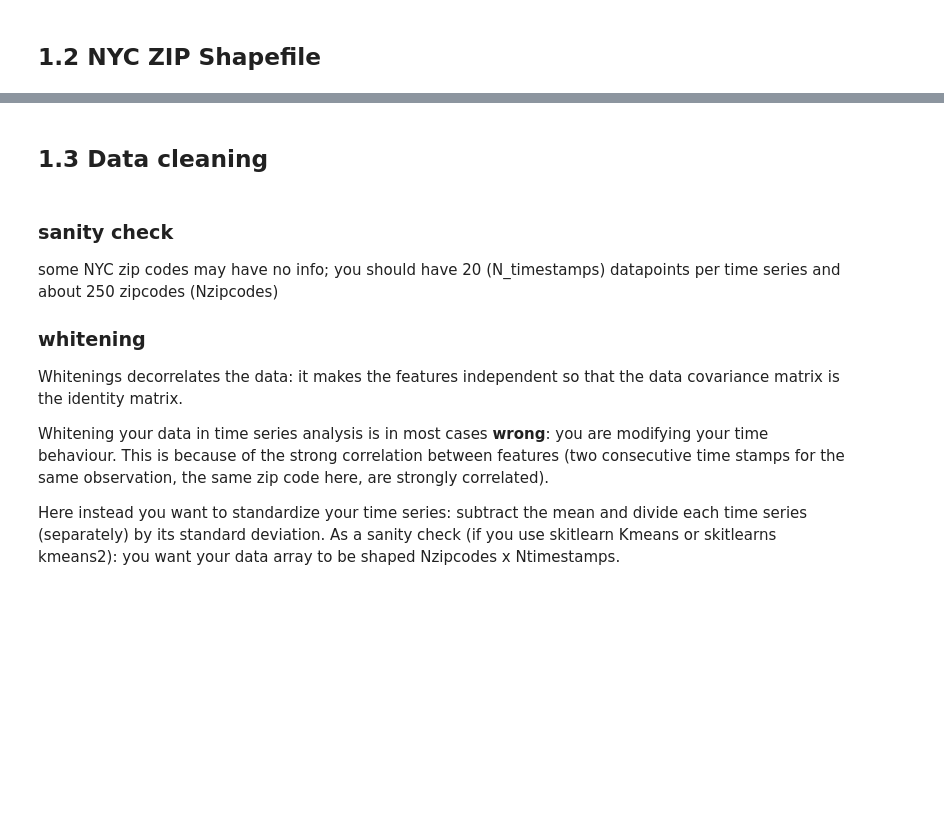
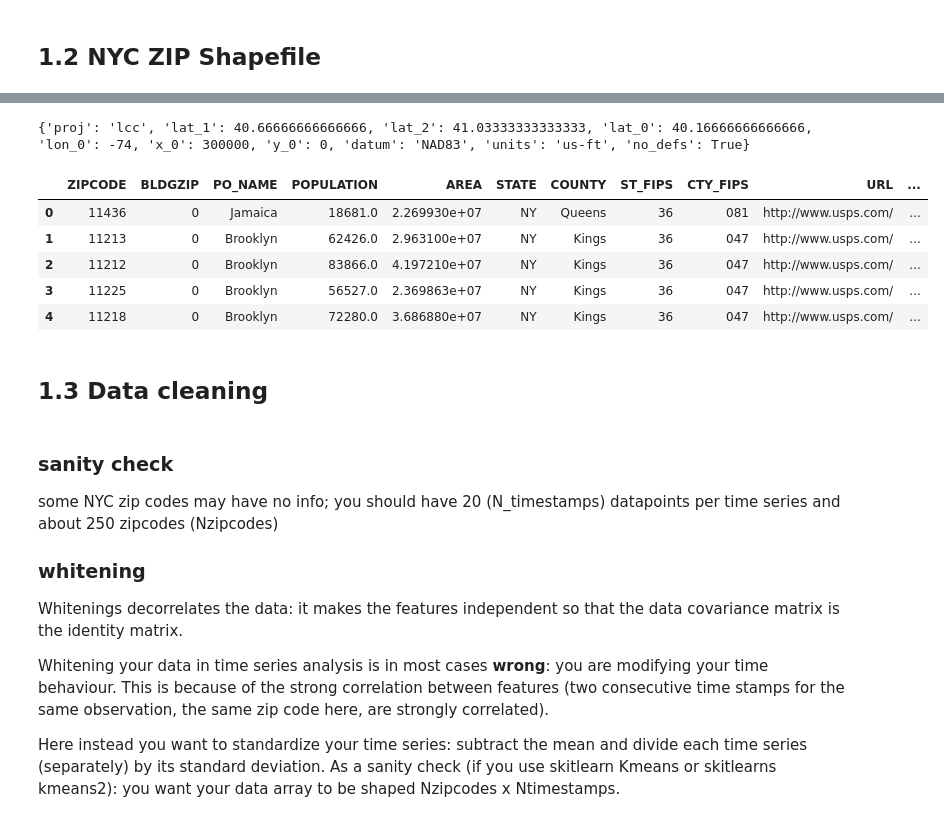
Before and after one commit to ywnch/PUI2017_ywc249, a Jupyter notebook: HW11_ywc249/HW11-1.ipynb, the cells around one changed output, grey strips where cells are left out. Drawn from its saved outputs; the diff is of its cells as text; code cells hidden in the pictures; blank space fills up the shorter version.

```diff
--- a/HW11_ywc249/HW11-1.ipynb
+++ b/HW11_ywc249/HW11-1.ipynb
@@ -44,3 +151,21 @@ df = pd.read_csv(zf.open(fname.replace('.zip','.txt')))
+# %%
+# locate .shp file
+for fname in os.listdir(os.getenv('PUIDATA') + '/NYCZIP'):
+    if fname.endswith('shp'):
+        shpfile = fname
+
+# read in shapefile
+zipshp = gpd.GeoDataFrame.from_file(os.getenv('PUIDATA') + '/NYCZIP/' + shpfile)
+print(zipshp.crs)
+zipshp.head()
+# %% [output]
+{'proj': 'lcc', 'lat_1': 40.66666666666666, 'lat_2': 41.03333333333333, 'lat_0': 40.16666666666666, 'lon_0': -74, 'x_0': 300000, 'y_0': 0, 'datum': 'NAD83', 'units': 'us-ft', 'no_defs': True}
+|  | ZIPCODE | BLDGZIP | PO_NAME | POPULATION | AREA | STATE | COUNTY | ST_FIPS | CTY_FIPS | URL | ... |
+| 0 | 11436 | 0 | Jamaica | 18681.0 | 2.269930e+07 | NY | Queens | 36 | 081 | http://www.usps.com/ | ... |
+| 1 | 11213 | 0 | Brooklyn | 62426.0 | 2.963100e+07 | NY | Kings | 36 | 047 | http://www.usps.com/ | ... |
+| 2 | 11212 | 0 | Brooklyn | 83866.0 | 4.197210e+07 | NY | Kings | 36 | 047 | http://www.usps.com/ | ... |
+| 3 | 11225 | 0 | Brooklyn | 56527.0 | 2.369863e+07 | NY | Kings | 36 | 047 | http://www.usps.com/ | ... |
+| 4 | 11218 | 0 | Brooklyn | 72280.0 | 3.686880e+07 | NY | Kings | 36 | 047 | http://www.usps.com/ | ... |
 # %% [markdown]
 ## 1.3 Data cleaning
 # %% [markdown]
```
Also changed, not shown: parts of 11 cells of this notebook.
